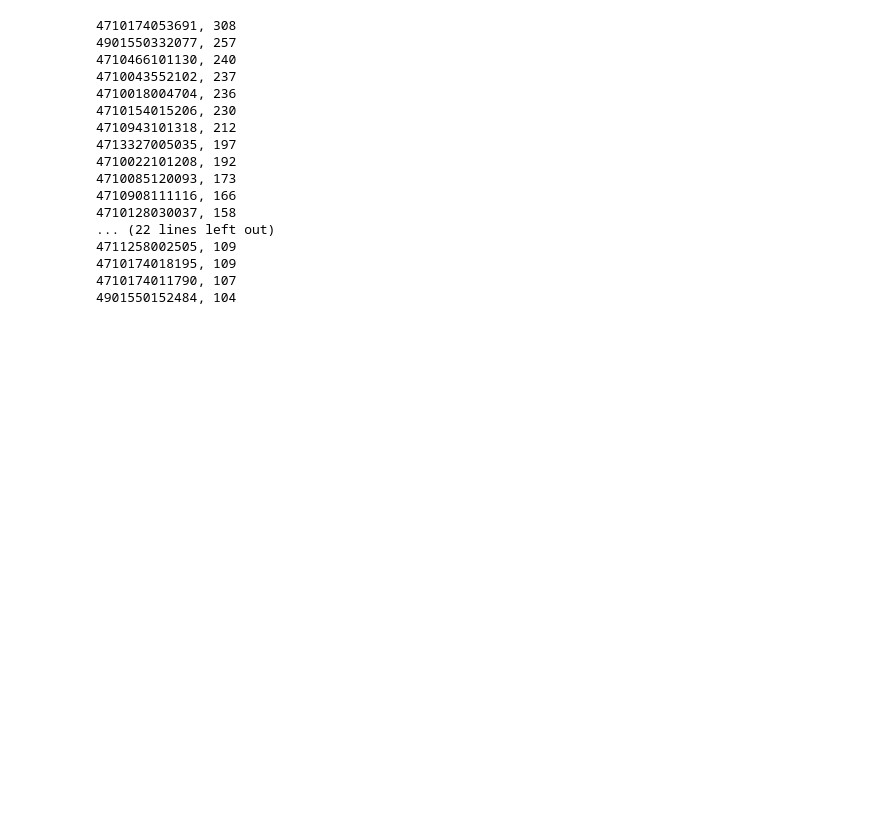
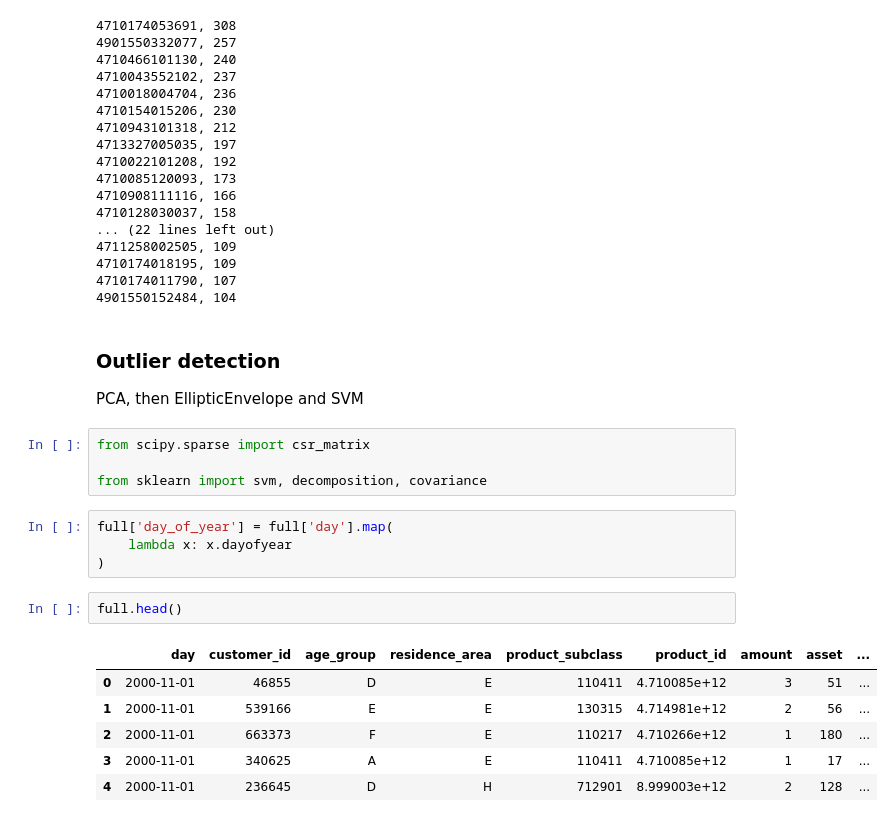
Before and after one commit to shuaiyuancn/commercial-science-taster, a Jupyter notebook: notebooks/00 Ta-feng dataset.ipynb, the cells around one changed output. Saved outputs shown, nothing was run; the diff lists cells and outputs as text; blank space fills up the shorter version.

```diff
--- a/notebooks/00 Ta-feng dataset.ipynb
+++ b/notebooks/00 Ta-feng dataset.ipynb
@@ -249,3 +269,24 @@ for code, count in pre_spring_festival['product_id'].value_counts().iteritems():
 4710174018195, 109
 4710174011790, 107
 4901550152484, 104
+# %% [markdown]
+### Outlier detection
+
+PCA, then EllipticEnvelope and SVM
+# %%
+from scipy.sparse import csr_matrix
+
+from sklearn import svm, decomposition, covariance
+# %%
+full['day_of_year'] = full['day'].map(
+    lambda x: x.dayofyear
+)
+# %%
+full.head()
+# %% [output]
+|  | day | customer_id | age_group | residence_area | product_subclass | product_id | amount | asset | ... |
+| 0 | 2000-11-01 | 46855 | D | E | 110411 | 4.710085e+12 | 3 | 51 | ... |
+| 1 | 2000-11-01 | 539166 | E | E | 130315 | 4.714981e+12 | 2 | 56 | ... |
+| 2 | 2000-11-01 | 663373 | F | E | 110217 | 4.710266e+12 | 1 | 180 | ... |
+| 3 | 2000-11-01 | 340625 | A | E | 110411 | 4.710085e+12 | 1 | 17 | ... |
+| 4 | 2000-11-01 | 236645 | D | H | 712901 | 8.999003e+12 | 2 | 128 | ... |
```
Also changed, not shown: parts of 30 cells of this notebook.
